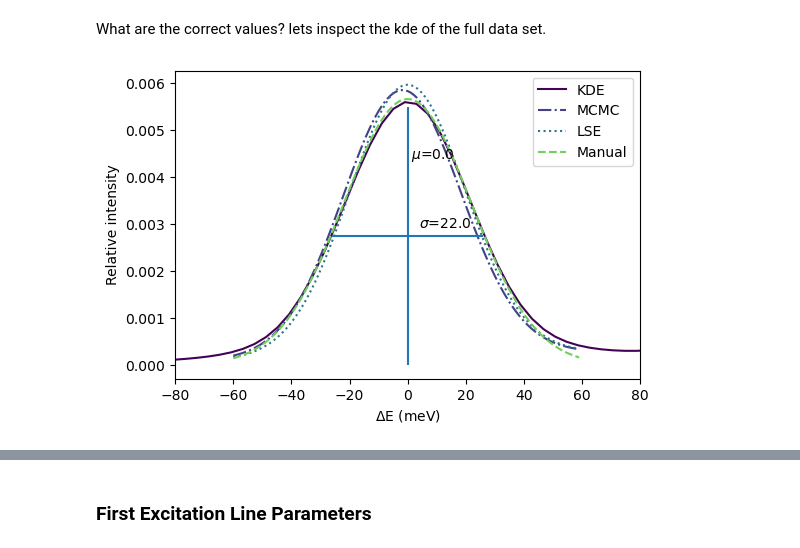
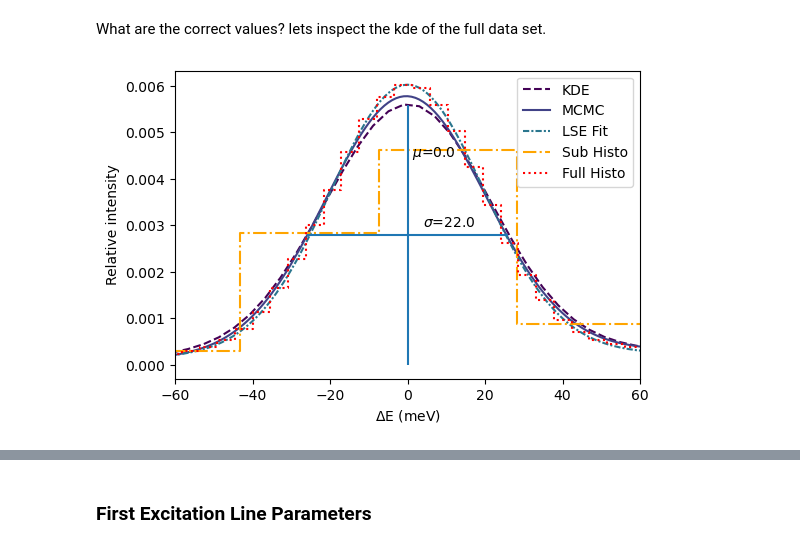
Before and after one commit to localoptimum/emtk, a Jupyter notebook: ARCStest-with-background.ipynb, the cells around one changed output, grey strips where cells are left out. Drawn from its saved outputs; the diff is of its cells as text; code cells hidden in the pictures.

```diff
--- a/ARCStest-with-background.ipynb
+++ b/ARCStest-with-background.ipynb
@@ -362,7 +362,8 @@ Least squares model function defined.
 # maybe something changed during the measurement?
 ema1.shuffle()
 # %%
-cpo = ema1.subsample(150000, randomize=False)
+#cpo = ema1.subsample(150000, randomize=False)
+cpo = ema1.subsample(12000, randomize=False)
 cpo.plot_kde(log=False, loglog=False, xlabel='$\Delta E$ (meV)', method="pmb")
 
 
@@ -376,22 +377,22 @@ cpo.make_lse_params(
     mu2 = dict(value=280.0, min=200.0, max=350.0),\
     mu3 = dict(value=420.0, min=350.0, max=450.0),\
     mu4 = dict(value=560.0, min=500.0, max=620.0),\
-    mubg1=dict(value=500.0, min=600.0, max=700.0),\
-    mubg2=dict(value=50.0, min=0.0, max=200.0),\
+    mubg1=dict(value=620.0, min=600.0, max=700.0),\
+    mubg2=dict(value=140.0, min=0.0, max=200.0),\
 
     elsigma = dict(value=20.0, min=10.0, max=100.0),\
     s1 = dict(value=30.0, min=10.0, max=100.0),\
     s2 = dict(value=30.0, min=10.0, max=100.0),\
     s3 = dict(value=30.0, min=10.0, max=100.0),\
     s4 = dict(value=30.0, min=10.0, max=100.0),\
-    sbg1=dict(value=200.0, min=100.0, max=250.0),\
-    sbg2=dict(value=150.0, min=10.0, max=250.0),\
+    sbg1=dict(value=100.0, min=100.0, max=250.0),\
+    sbg2=dict(value=100.0, min=100.0, max=250.0),\
+    me=dict(value=0.3, min=0.01, max = 1.0),\
     m1=dict(value=0.3, min=0.01, max = 1.0),\
     m2=dict(value=0.2, min=0.01, max = 1.0),\
     m3=dict(value=0.15, min=0.01, max = 1.0),\
     m4=dict(value=0.1, min=0.01, max = 1.0),\
-    mbg1=dict(value=0.1, min=0.01, max=1.0),\
-    mbg2=dict(value=0.1, min=0.01, max=1.0)
+    mbg1=dict(value=0.1, min=0.01, max=1.0)
 )
 
 
@@ -492,7 +493,7 @@ plt.xlabel('$\Delta$E (meV)')
 plt.ylabel('Relative intensity')
 plt.legend()
 plt.xlim(-300,700)
-#plt.savefig('arcsFigs/arcs_data_subsampled_lse.png', dpi=600, bbox_inches='tight')
+plt.savefig('arcsFigs/arcs_data_subsampled_lse.png', dpi=600, bbox_inches='tight')
 plt.show()
 
 
@@ -1715,48 +1789,68 @@ What are the correct values?  lets inspect the kde of the full data set.
 
 mu=0.0
 sig=22.0
-normval=3.2
-ht=0.0055
+normval=1.8
+ht=0.0056
 
-px=np.arange(-60,60,1)
+px=np.arange(-200,600,1)
 nrm = sp.stats.norm(loc=mu,scale=sig)
 py=nrm.pdf(px)/normval
 
 ema1.pmf = probability_mass_function
 
 lstrimp = np.delete(lsparams, 0)
 
 mcmcy = ema1.pmf(mcpparams, px, ema1.xmin, ema1.xmax, None)
 lsey = ema1.pmf(lstrimp, px, ema1.xmin, ema1.xmax, None)
 
-mcmcy_sum = np.sum(mcmcy)
+mcmc_sum = np.sum(mcmcy)
+mcmc_size = mcmcy.size
+
 lsey_sum = np.sum(lsey)
+lsey_size = lsey.size
+
 py_sum = np.sum(py)
+py_size = py.size
 
-mcmcy = mcmcy * py_sum/mcmcy_sum
-lsey = lsey * py_sum/lsey_sum
+kde_sum = np.sum(ema1.kdey)
+kde_size = ema1.kdey.size
+
+hist_sum = np.sum(ema1.histy)
+hist_size = ema1.histy.size
+
+sub_hist_sum = np.sum(subsample_histo_y)
+sub_hist_size = subsample_histo_y.size
+
+# Check everything is normalised to KDE line, maybe it's already done upstream...
+
+sub_hist_scale = (kde_sum / sub_hist_sum) * (sub_hist_size / kde_size)
+hist_scale = (kde_sum / hist_sum) * (hist_size / kde_size)
+lsey_scale = (kde_sum / lsey_sum) * (lsey_size / kde_size)
+mcmc_scale = (kde_sum / mcmc_sum) * (mcmc_size / kde_size)
 
 import matplotlib as mpl
 colors = mpl.colormaps['viridis'].colors
 
 fig,ax=plt.subplots()
-plt.plot(ema1.kdex, ema1.kdey, label='KDE', color=colors[1])
-plt.plot(px, mcmcy, ls='-.',label='MCMC', color=colors[50])
-plt.plot(px, lsey, ls=':', label='LSE', color=colors[100])
-plt.plot(px, py, ls='--', label='Manual', color=colors[200])
+plt.plot(ema1.kdex, ema1.kdey, ls='--', label='KDE', color=colors[1])
+plt.plot(px, mcmcy * mcmc_scale,label='MCMC', color=colors[50])
+plt.plot(px, lsey * lsey_scale, ls=(0, (3, 1, 1, 1)), label='LSE Fit', color=colors[100])
+#plt.plot(px, py, ls='--', label='Manual', color=colors[200])
+plt.step(subsample_histo_x, subsample_histo_y * sub_hist_scale, color='orange', ls='-.', where='mid', label='Sub Histo')
+plt.step(ema1.histx, ema1.histy * hist_scale, color='red', ls=':', where='mid', label='Full Histo')
 plt.xlabel('$\Delta$E (meV)')
 plt.ylabel('Relative intensity')
 plt.vlines(mu, 0.0, ht)
 plt.hlines(ht/2.0, mu-2.355*sig/2.0, mu+2.355*sig/2.0)
 ax.text(mu+1, ht*0.8, "$\mu$=" + str(mu))
 ax.text(mu+4, ht*0.53, "$\sigma$=" + str(sig))
 fig.set_size_inches(6,4)
-plt.xlim([-80,80])
+plt.xlim([-60,60])
 plt.legend()
 plt.savefig('arcsFigs/arcs_fulldata_kde_elastic.png', dpi=600, bbox_inches='tight')
 plt.show()
 # %% [output]
-[figure, old version]
+[figure, new version]
 # %%
 parameter_no = 0
 p_conv_plot(parameter_no, param_name='Elastic Line $\mu$ (meV)', savename='arcsFigs/arcs_elastic_mu.png', correct=0.0)
```
Also changed, not shown: parts of 45 cells of this notebook.
